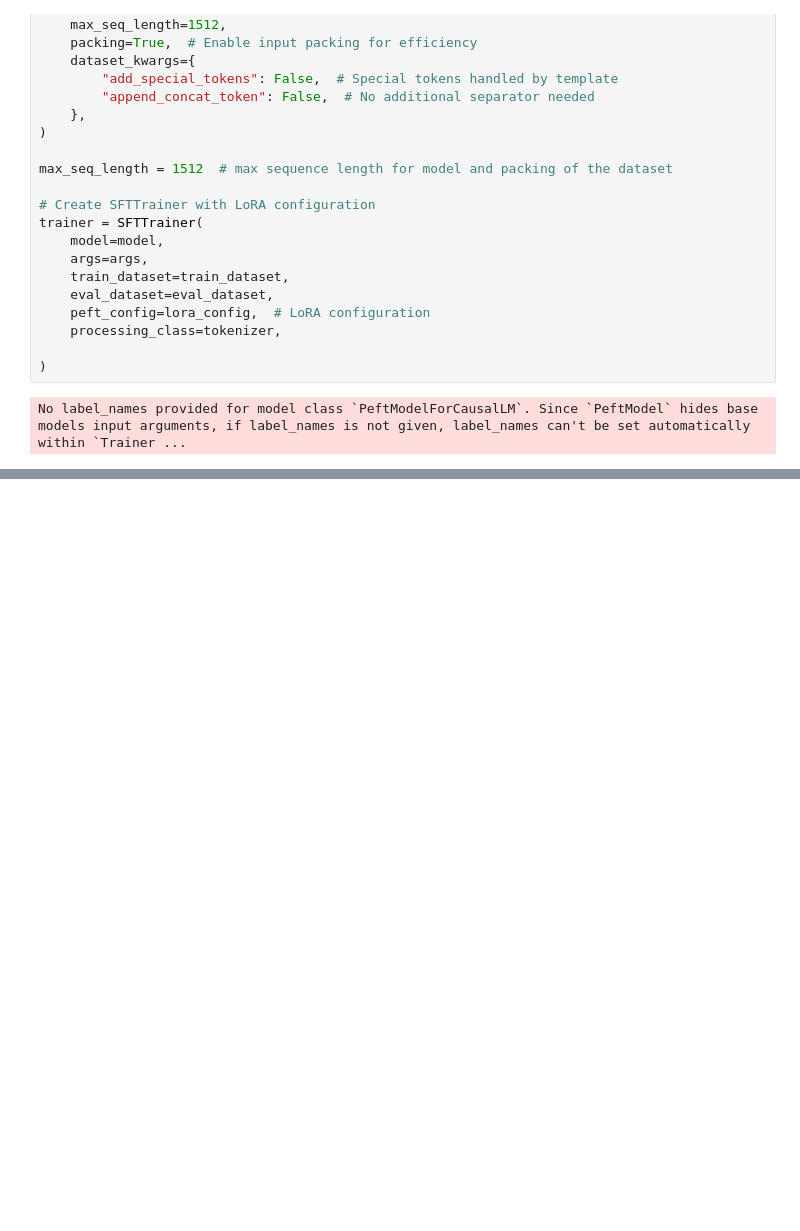
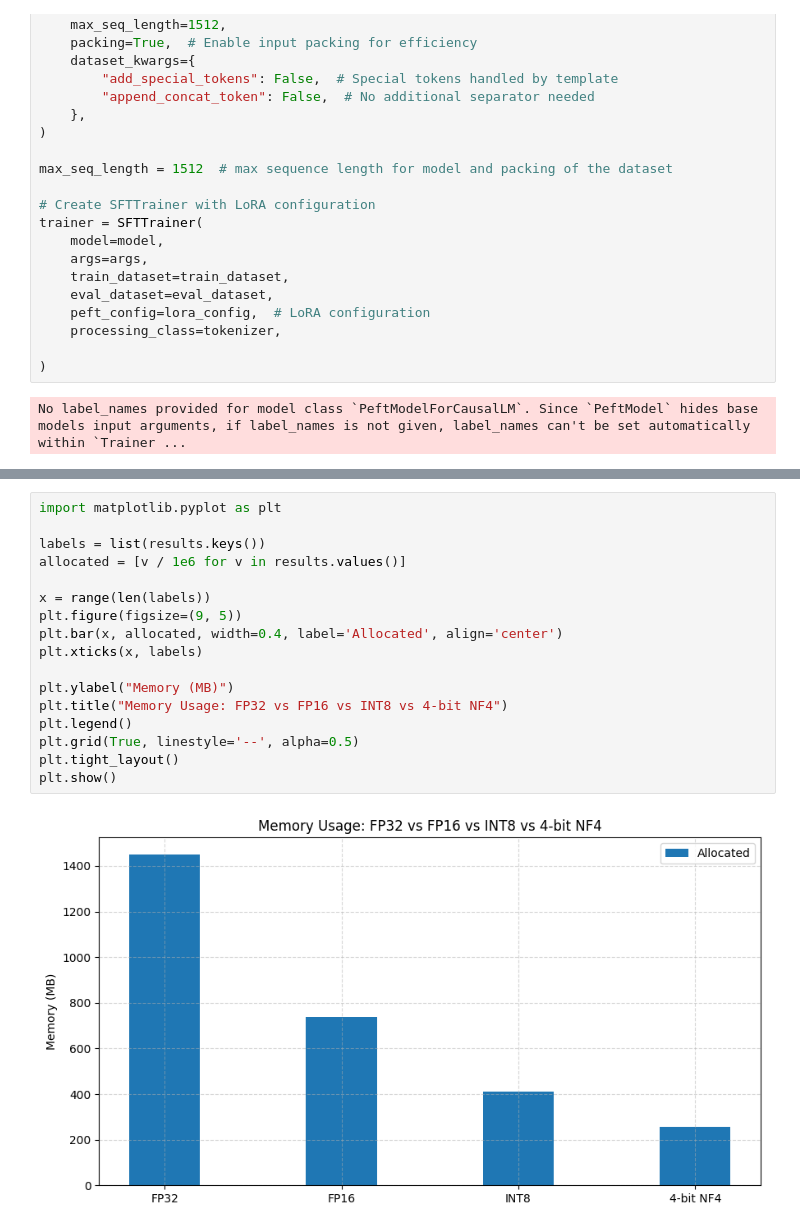
Before and after one commit to hussamalafandi/Generative_AI, a Jupyter notebook: notebooks/09/09_peft.ipynb, the cells around one changed output, grey strips where cells are left out. Drawn from its saved outputs; the diff is of its cells as text; blank space fills up the shorter version.

```diff
--- a/notebooks/09/09_peft.ipynb
+++ b/notebooks/09/09_peft.ipynb
@@ -239,0 +302,19 @@ Trainable parameters with LoRA: 0.46M
+# %%
+import matplotlib.pyplot as plt
+
+labels = list(results.keys())
+allocated = [v / 1e6 for v in results.values()]
+
+x = range(len(labels))
+plt.figure(figsize=(9, 5))
+plt.bar(x, allocated, width=0.4, label='Allocated', align='center')
+plt.xticks(x, labels)
+
+plt.ylabel("Memory (MB)")
+plt.title("Memory Usage: FP32 vs FP16 vs INT8 vs 4-bit NF4")
+plt.legend()
+plt.grid(True, linestyle='--', alpha=0.5)
+plt.tight_layout()
+plt.show()
+# %% [output]
+[figure, added]
```
Also changed, not shown: parts of 36 cells of this notebook.
